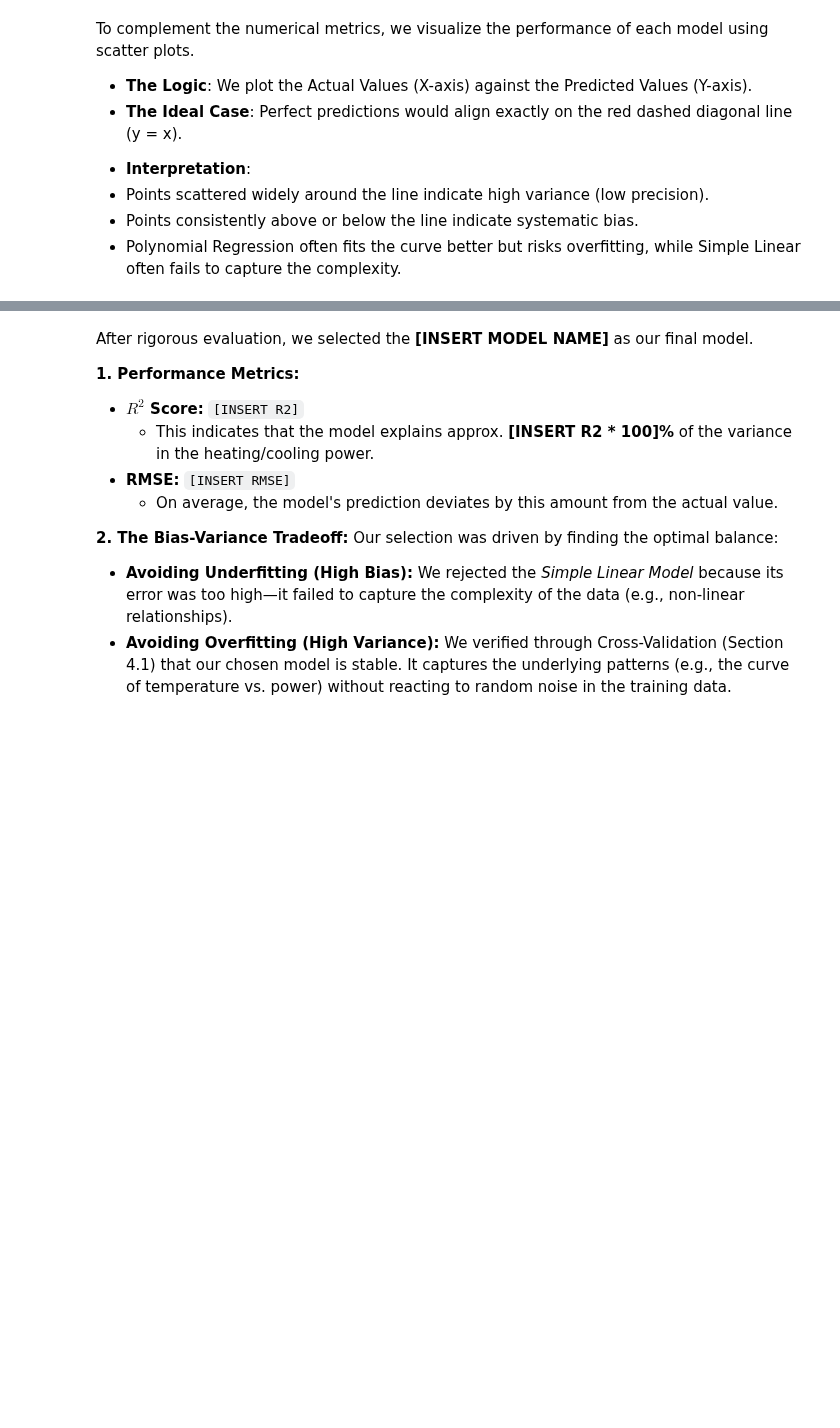
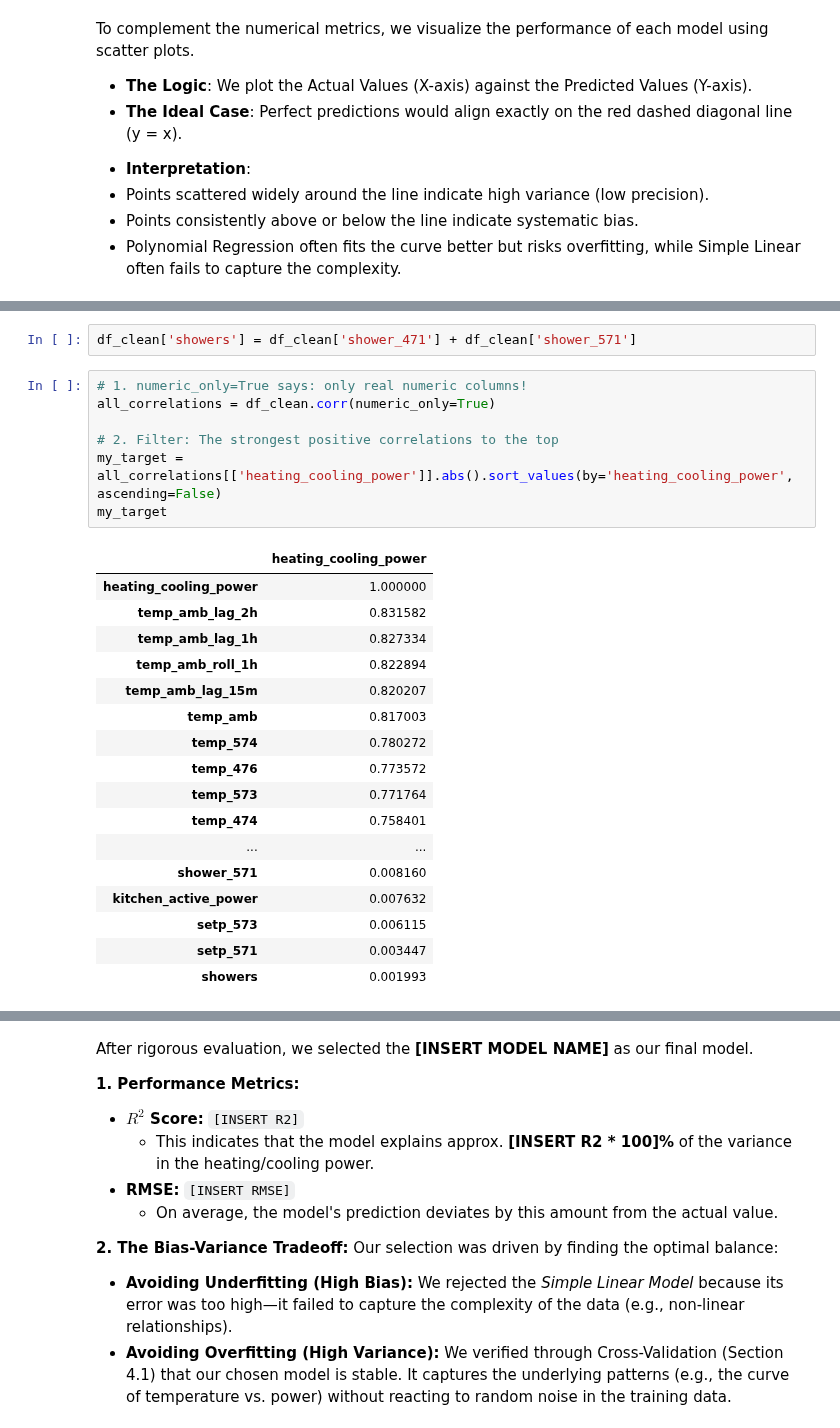
Before and after one commit to VonRiecken/Energy-Data-Engineering, a Jupyter notebook: main/ede_WS2526_project_9_ay_JR.ipynb, the cells around one changed output, grey strips where cells are left out. Saved outputs shown, nothing was run; the diff lists cells and outputs as text; blank space fills up the shorter version.

```diff
--- a/main/ede_WS2526_project_9_ay_JR.ipynb
+++ b/main/ede_WS2526_project_9_ay_JR.ipynb
@@ -763,0 +813,27 @@ Generating plots...
+# %%
+df_clean['showers'] = df_clean['shower_471'] + df_clean['shower_571']
+# %%
+# 1. numeric_only=True says: only real numeric columns!
+all_correlations = df_clean.corr(numeric_only=True)
+
+# 2. Filter: The strongest positive correlations to the top
+my_target = all_correlations[['heating_cooling_power']].abs().sort_values(by='heating_cooling_power', ascending=False)
+my_target
+# %% [output]
+|  | heating_cooling_power |
+| heating_cooling_power | 1.000000 |
+| temp_amb_lag_2h | 0.831582 |
+| temp_amb_lag_1h | 0.827334 |
+| temp_amb_roll_1h | 0.822894 |
+| temp_amb_lag_15m | 0.820207 |
+| temp_amb | 0.817003 |
+| temp_574 | 0.780272 |
+| temp_476 | 0.773572 |
+| temp_573 | 0.771764 |
+| temp_474 | 0.758401 |
+| ... | ... |
+| shower_571 | 0.008160 |
+| kitchen_active_power | 0.007632 |
+| setp_573 | 0.006115 |
+| setp_571 | 0.003447 |
+| showers | 0.001993 |
```
Also changed, not shown: parts of 33 cells of this notebook.
